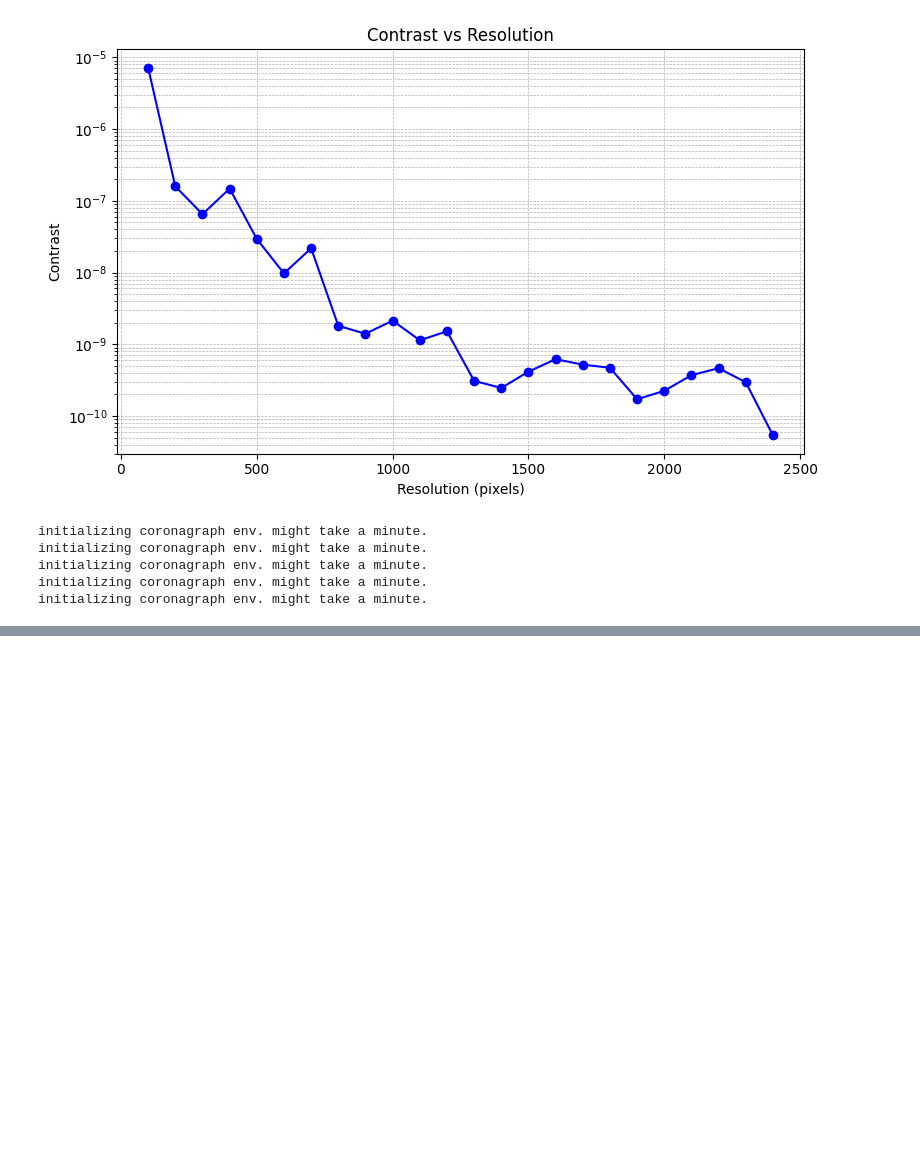
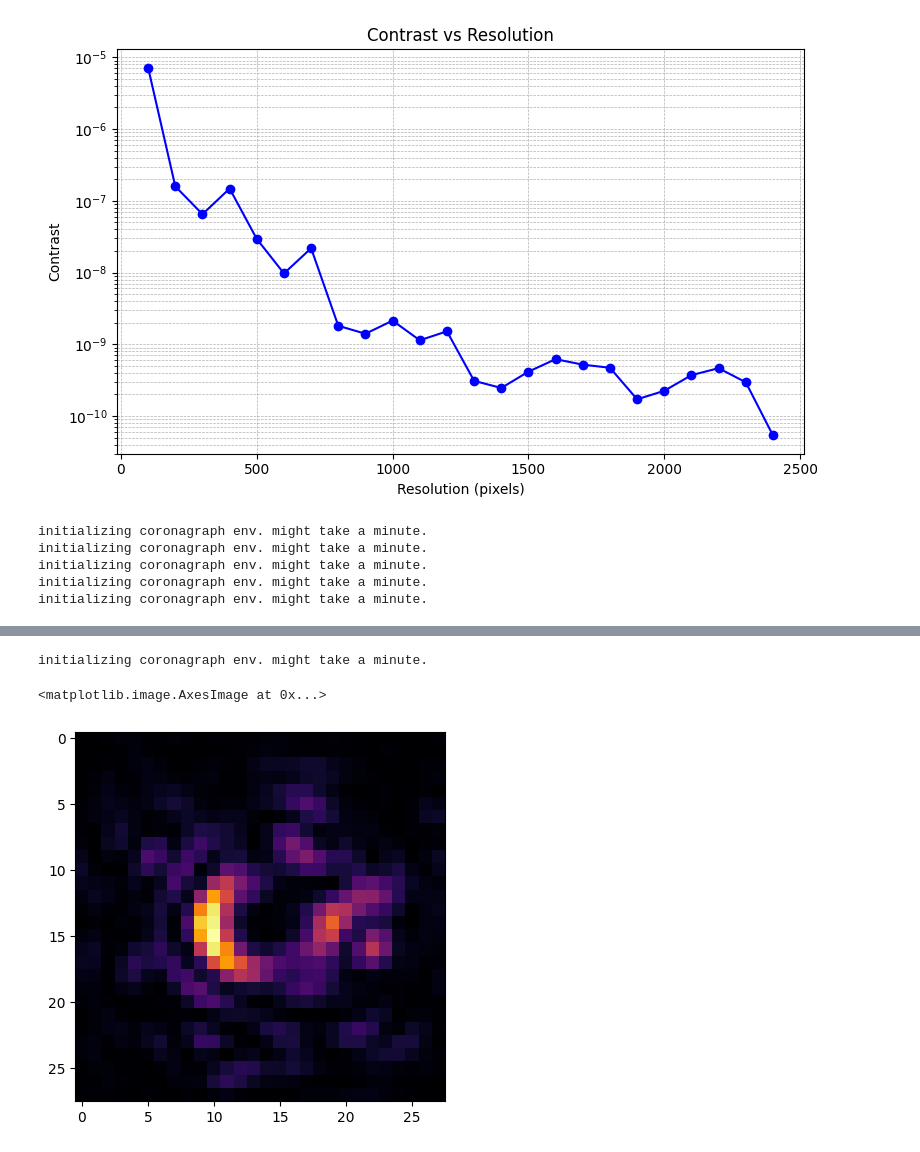
Before and after one commit to AlexeiKorolev/NASA-RL-Wavefront-Control, a Jupyter notebook: RL/coronagraph_properties.ipynb, the cells around one changed output, grey strips where cells are left out. Cells and saved outputs as stored; diff of their text form; code cells hidden in the pictures; blank space fills up the shorter version.

```diff
--- a/RL/coronagraph_properties.ipynb
+++ b/RL/coronagraph_properties.ipynb
@@ -95,0 +146,8 @@ plt.show()
+# %%
+e = CoronagraphEnvironment(num_modes=250, pixels=250, oversizing_factor=1, num_airy=7, coronagraph_charge=6, pixels_per_spacial_res=2)
+e.set_random_dm(noise=0.01)
+plt.imshow(e.get_camera_image(delta_t=1e3, coronagraph_enabled=True, crop=False), cmap='inferno')
+# %% [output]
+initializing coronagraph env. might take a minute.
+<matplotlib.image.AxesImage at 0x...>
+[figure, added]
```
Also changed, not shown: parts of 10 cells of this notebook, 5 other files.
